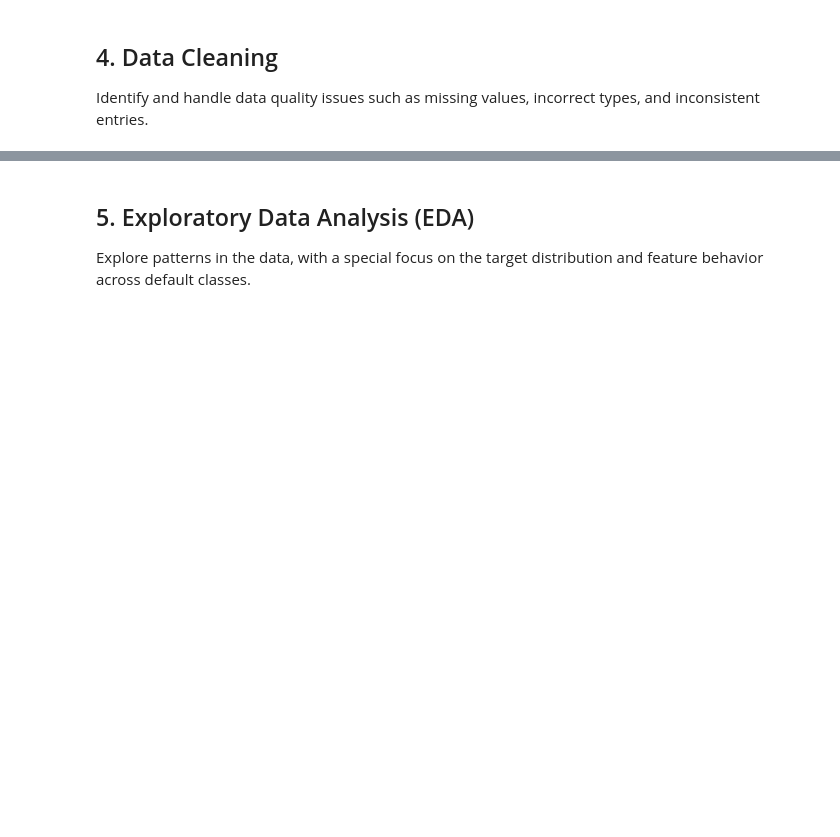
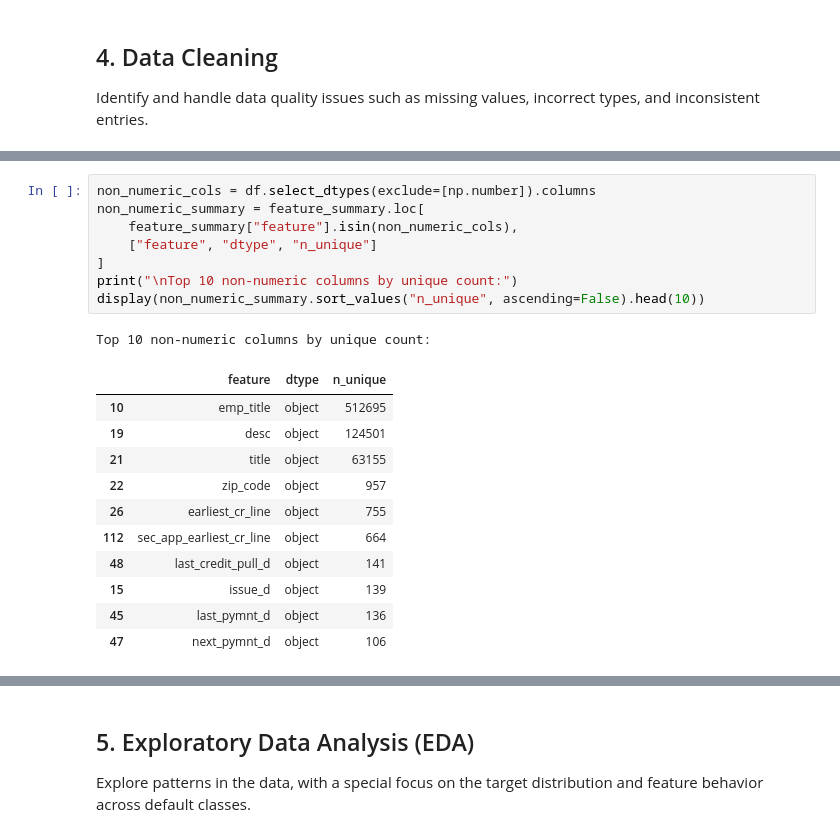
Before and after one commit to FrostyLop/Loan-Default-Prediction, a Jupyter notebook: loan_default_prediction.ipynb, the cells around one changed output, grey strips where cells are left out. Drawn from its saved outputs; the diff is of its cells as text; blank space fills up the shorter version.

```diff
--- a/loan_default_prediction.ipynb
+++ b/loan_default_prediction.ipynb
@@ -62,0 +292,21 @@ Identify and handle data quality issues such as missing values, incorrect types,
+# %%
+non_numeric_cols = df.select_dtypes(exclude=[np.number]).columns
+non_numeric_summary = feature_summary.loc[
+    feature_summary["feature"].isin(non_numeric_cols),
+    ["feature", "dtype", "n_unique"]
+]
+print("\nTop 10 non-numeric columns by unique count:")
+display(non_numeric_summary.sort_values("n_unique", ascending=False).head(10))
+# %% [output]
+Top 10 non-numeric columns by unique count:
+|  | feature | dtype | n_unique |
+| 10 | emp_title | object | 512695 |
+| 19 | desc | object | 124501 |
+| 21 | title | object | 63155 |
+| 22 | zip_code | object | 957 |
+| 26 | earliest_cr_line | object | 755 |
+| 112 | sec_app_earliest_cr_line | object | 664 |
+| 48 | last_credit_pull_d | object | 141 |
+| 15 | issue_d | object | 139 |
+| 45 | last_pymnt_d | object | 136 |
+| 47 | next_pymnt_d | object | 106 |
```
Also changed, not shown: parts of 10 cells of this notebook.
